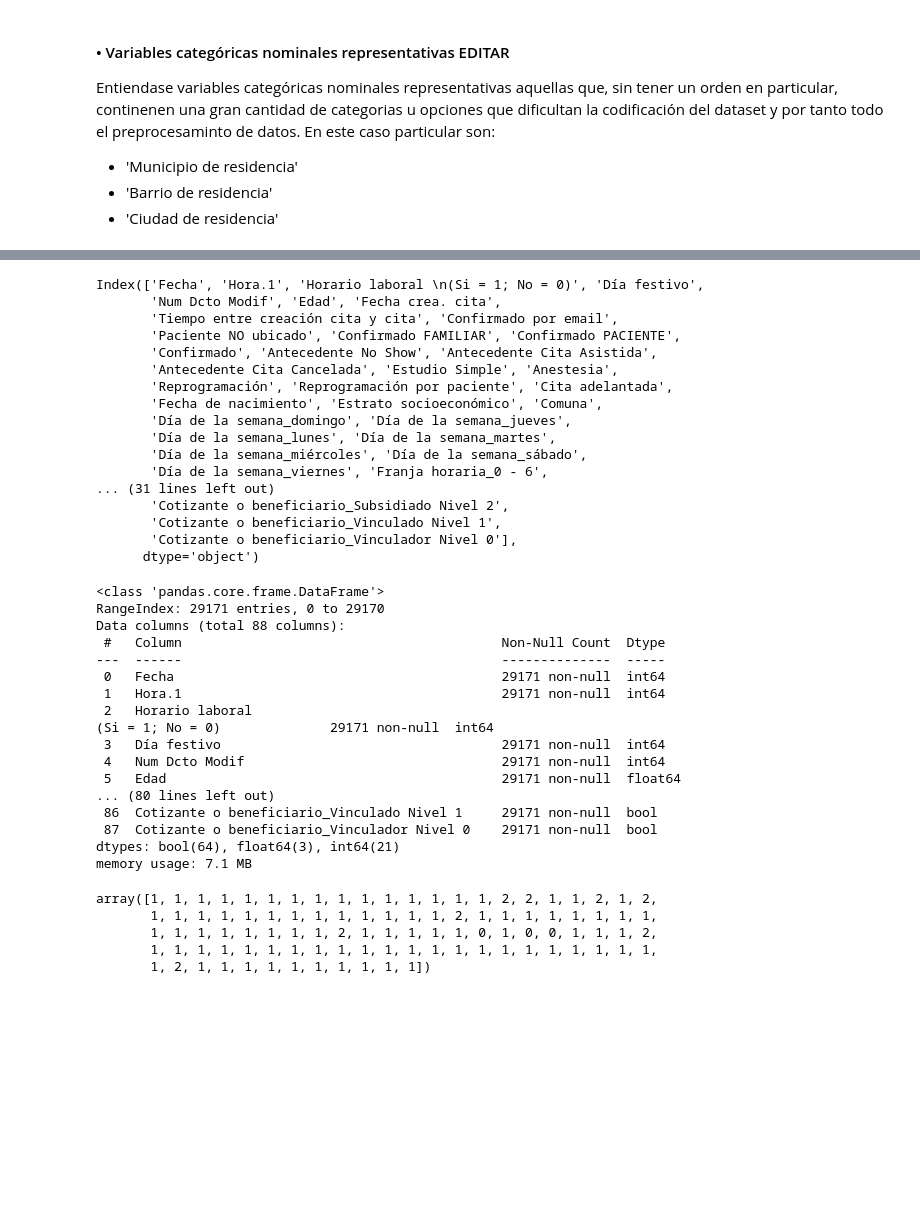
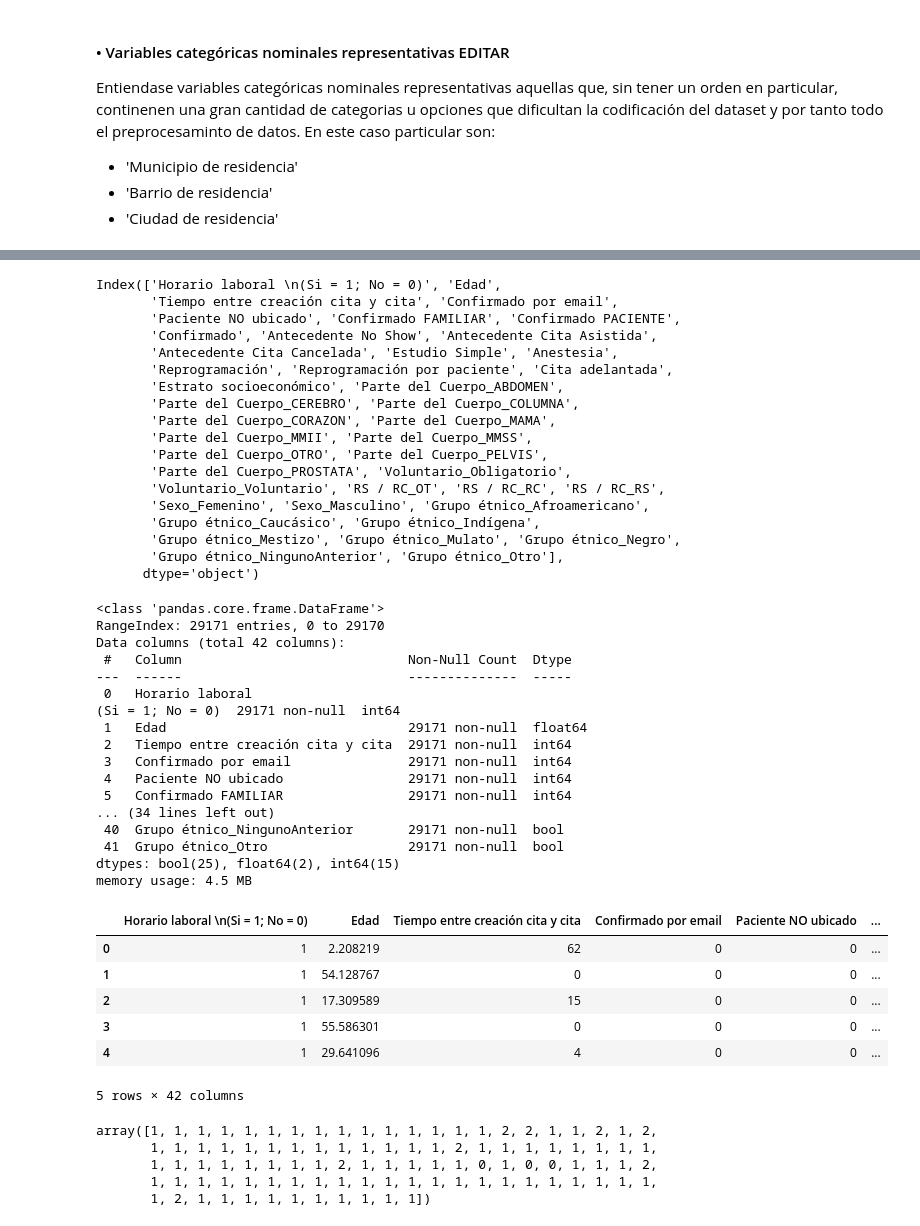
Before and after one commit to alexandersanchezjr/fvl-prediction-model, a Jupyter notebook: Prediccion de inasistencias .ipynb, the cells around one changed output, grey strips where cells are left out. Saved outputs shown, nothing was run; the diff lists cells and outputs as text; code cells hidden in the pictures; blank space fills up the shorter version.

Commit message:
feat: feature selection with ramdom forest and data inputing for the missing values

```diff
--- a/Prediccion de inasistencias .ipynb
+++ b/Prediccion de inasistencias .ipynb
@@ -502,7 +502,8 @@ Entiendase variables categóricas nominales representativas aquellas que, sin te
 
 #feature_df["Barrio de residencia"] = nh.fillna(city)
 
-feature_df = feature_df.drop(["Barrio de residencia","Ciudad de residencia","Municipio de residencia","Codigo aseguradora","Seguridad social","Régimen salud","Agente Cita"],axis=1)
+feature_df = feature_df.drop(["Barrio de residencia","Ciudad de residencia","Municipio de residencia","Codigo aseguradora","Seguridad social","Régimen salud","Agente Cita","Hora.1","Aseguradora","Cotizante o beneficiario","Comuna","Fecha","Día de la semana","Franja horaria","Día festivo","Fecha crea. cita","Num Dcto Modif","Fecha de nacimiento"],
+                             axis=1)
 
 feature_df.columns
 # %% [output]
@@ -540,43 +526,54 @@ encoded_feature_df
 # %%
 encoded_feature_df.columns
 # %% [output]
-Index(['Fecha', 'Hora.1', 'Horario laboral \n(Si = 1; No = 0)', 'Día festivo',
-       'Num Dcto Modif', 'Edad', 'Fecha crea. cita',
+Index(['Horario laboral \n(Si = 1; No = 0)', 'Edad',
        'Tiempo entre creación cita y cita', 'Confirmado por email',
        'Paciente NO ubicado', 'Confirmado FAMILIAR', 'Confirmado PACIENTE',
        'Confirmado', 'Antecedente No Show', 'Antecedente Cita Asistida',
        'Antecedente Cita Cancelada', 'Estudio Simple', 'Anestesia',
        'Reprogramación', 'Reprogramación por paciente', 'Cita adelantada',
-       'Fecha de nacimiento', 'Estrato socioeconómico', 'Comuna',
-       'Día de la semana_domingo', 'Día de la semana_jueves',
-       'Día de la semana_lunes', 'Día de la semana_martes',
-       'Día de la semana_miércoles', 'Día de la semana_sábado',
-       'Día de la semana_viernes', 'Franja horaria_0 - 6',
-... (31 lines left out)
-       'Cotizante o beneficiario_Subsidiado Nivel 2',
-       'Cotizante o beneficiario_Vinculado Nivel 1',
-       'Cotizante o beneficiario_Vinculador Nivel 0'],
+       'Estrato socioeconómico', 'Parte del Cuerpo_ABDOMEN',
+       'Parte del Cuerpo_CEREBRO', 'Parte del Cuerpo_COLUMNA',
+       'Parte del Cuerpo_CORAZON', 'Parte del Cuerpo_MAMA',
+       'Parte del Cuerpo_MMII', 'Parte del Cuerpo_MMSS',
+       'Parte del Cuerpo_OTRO', 'Parte del Cuerpo_PELVIS',
+       'Parte del Cuerpo_PROSTATA', 'Voluntario_Obligatorio',
+       'Voluntario_Voluntario', 'RS / RC_OT', 'RS / RC_RC', 'RS / RC_RS',
+       'Sexo_Femenino', 'Sexo_Masculino', 'Grupo étnico_Afroamericano',
+       'Grupo étnico_Caucásico', 'Grupo étnico_Indígena',
+       'Grupo étnico_Mestizo', 'Grupo étnico_Mulato', 'Grupo étnico_Negro',
+       'Grupo étnico_NingunoAnterior', 'Grupo étnico_Otro'],
       dtype='object')
 # %%
 encoded_feature_df.info()
 # %% [output]
 <class 'pandas.core.frame.DataFrame'>
 RangeIndex: 29171 entries, 0 to 29170
-Data columns (total 88 columns):
- #   Column                                         Non-Null Count  Dtype
----  ------                                         --------------  -----
- 0   Fecha                                          29171 non-null  int64
- 1   Hora.1                                         29171 non-null  int64
- 2   Horario laboral
-(Si = 1; No = 0)              29171 non-null  int64
- 3   Día festivo                                    29171 non-null  int64
- 4   Num Dcto Modif                                 29171 non-null  int64
- 5   Edad                                           29171 non-null  float64
-... (80 lines left out)
- 86  Cotizante o beneficiario_Vinculado Nivel 1     29171 non-null  bool
- 87  Cotizante o beneficiario_Vinculador Nivel 0    29171 non-null  bool
-dtypes: bool(64), float64(3), int64(21)
-memory usage: 7.1 MB
+Data columns (total 42 columns):
+ #   Column                             Non-Null Count  Dtype
+---  ------                             --------------  -----
+ 0   Horario laboral
+(Si = 1; No = 0)  29171 non-null  int64
+ 1   Edad                               29171 non-null  float64
+ 2   Tiempo entre creación cita y cita  29171 non-null  int64
+ 3   Confirmado por email               29171 non-null  int64
+ 4   Paciente NO ubicado                29171 non-null  int64
+ 5   Confirmado FAMILIAR                29171 non-null  int64
+... (34 lines left out)
+ 40  Grupo étnico_NingunoAnterior       29171 non-null  bool
+ 41  Grupo étnico_Otro                  29171 non-null  bool
+dtypes: bool(25), float64(2), int64(15)
+memory usage: 4.5 MB
+# %%
+encoded_feature_df.head()
+# %% [output]
+|  | Horario laboral \n(Si = 1; No = 0) | Edad | Tiempo entre creación cita y cita | Confirmado por email | Paciente NO ubicado | ... |
+| 0 | 1 | 2.208219 | 62 | 0 | 0 | ... |
+| 1 | 1 | 54.128767 | 0 | 0 | 0 | ... |
+| 2 | 1 | 17.309589 | 15 | 0 | 0 | ... |
+| 3 | 1 | 55.586301 | 0 | 0 | 0 | ... |
+| 4 | 1 | 29.641096 | 4 | 0 | 0 | ... |
+5 rows × 42 columns
 # %%
 encoded_target_feature[:100]
 # %% [output]
```
Also changed, not shown: parts of 26 cells of this notebook.
